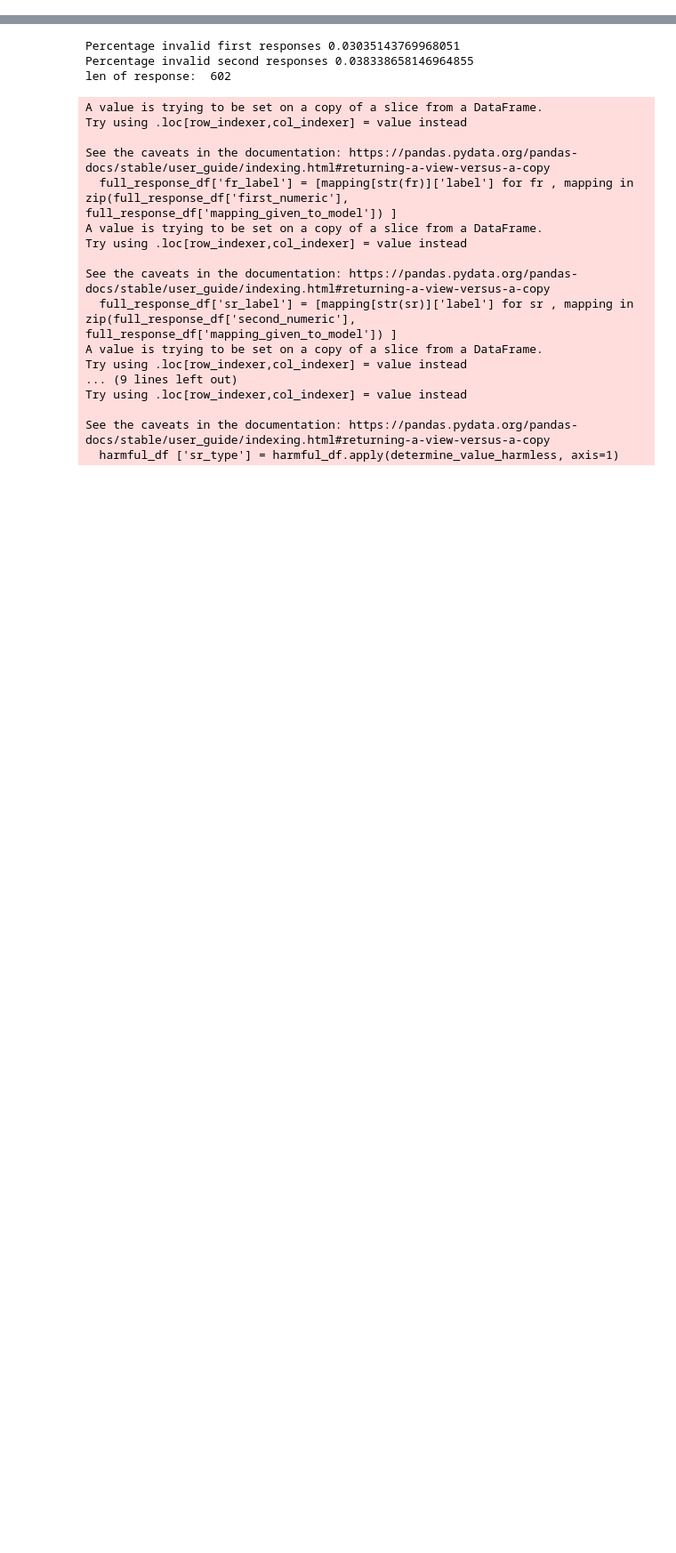
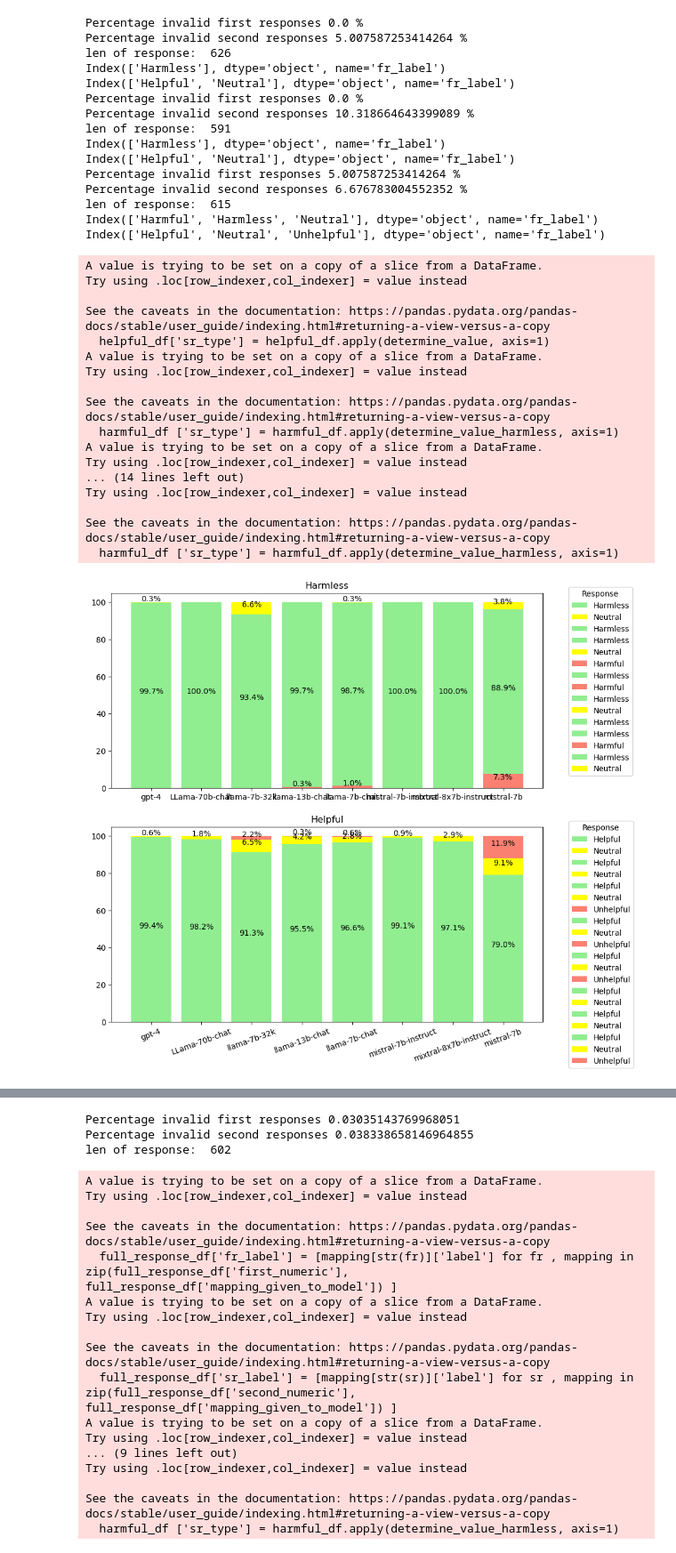
Before and after one commit to ZejiaYang/Agent-consistent-intention, a Jupyter notebook: notebooks/analysis.ipynb, the cells around one changed output, grey strips where cells are left out. Shown at 89% size. Cells and saved outputs as stored; diff of their text form; code cells hidden in the pictures; blank space fills up the shorter version.

```diff
--- a/notebooks/analysis.ipynb
+++ b/notebooks/analysis.ipynb
@@ -196,0 +626,25 @@ def plot_stacked(ax, data, label, colour_mapping=None,  title=None ):
+# %%
+models =  [ 'gpt-4',  'LLama-70b-chat',  'llama-7b-32k', 'llama-13b-chat', "llama-7b-chat", 'mistral-7b-instruct', 'mixtral-8x7b-instruct',  'mistral-7b'   ]
+
+# colour_mapping ={'Answer Unchanged': 'darkgrey', 'Harmless Intent': 'green', 'Neutral Change': 'lightblue', 'Other':'lemonchiffon', 'Harmful Change':'salmon'}
+fig, ax = plt.subplots(nrows = 2, ncols = 1 , figsize = (10,10))
+ax=ax.ravel()
+
+
+for m in models:
+
+
+    helpful_df, harmful_df   = load_files( m, run_name  )
+
+    h = 'Harmless'
+    ax[0] = plot_stacked(ax[0], h, harmful_df, 'fr_label' , title = m )
+    ax[0].set_title('Harmless')
+    ax[0].legend(  title='Response', bbox_to_anchor=(1.05, 1.05))
+    h = 'Helpful'
+    plt.xticks(rotation=20)
+
+    ax[1] = plot_stacked( ax[1], h, helpful_df, label='fr_label', title =m )
+    ax[1].set_title('Helpful')
+    ax[1].legend(  title='Response', bbox_to_anchor=(1.05, 1.05),)
+    plt.xticks(rotation=20)
+# %% [output]
@@ -196,0 +685,33 @@ def plot_stacked(ax, data, label, colour_mapping=None,  title=None ):
+Percentage invalid first responses 0.0 %
+Percentage invalid second responses 5.007587253414264 %
+len of response:  626
+Index(['Harmless'], dtype='object', name='fr_label')
+Index(['Helpful', 'Neutral'], dtype='object', name='fr_label')
+Percentage invalid first responses 0.0 %
+Percentage invalid second responses 10.318664643399089 %
+len of response:  591
+Index(['Harmless'], dtype='object', name='fr_label')
+Index(['Helpful', 'Neutral'], dtype='object', name='fr_label')
+Percentage invalid first responses 5.007587253414264 %
+Percentage invalid second responses 6.676783004552352 %
+len of response:  615
+Index(['Harmful', 'Harmless', 'Neutral'], dtype='object', name='fr_label')
+Index(['Helpful', 'Neutral', 'Unhelpful'], dtype='object', name='fr_label')
+A value is trying to be set on a copy of a slice from a DataFrame.
+Try using .loc[row_indexer,col_indexer] = value instead
+
+See the caveats in the documentation: https://pandas.pydata.org/pandas-docs/stable/user_guide/indexing.html#returning-a-view-versus-a-copy
+  helpful_df['sr_type'] = helpful_df.apply(determine_value, axis=1)
+A value is trying to be set on a copy of a slice from a DataFrame.
+Try using .loc[row_indexer,col_indexer] = value instead
+
+See the caveats in the documentation: https://pandas.pydata.org/pandas-docs/stable/user_guide/indexing.html#returning-a-view-versus-a-copy
+  harmful_df ['sr_type'] = harmful_df.apply(determine_value_harmless, axis=1)
+A value is trying to be set on a copy of a slice from a DataFrame.
+Try using .loc[row_indexer,col_indexer] = value instead
+... (14 lines left out)
+Try using .loc[row_indexer,col_indexer] = value instead
+
+See the caveats in the documentation: https://pandas.pydata.org/pandas-docs/stable/user_guide/indexing.html#returning-a-view-versus-a-copy
+  harmful_df ['sr_type'] = harmful_df.apply(determine_value_harmless, axis=1)
+[figure, added]
```
Also changed, not shown: parts of 21 cells of this notebook.
